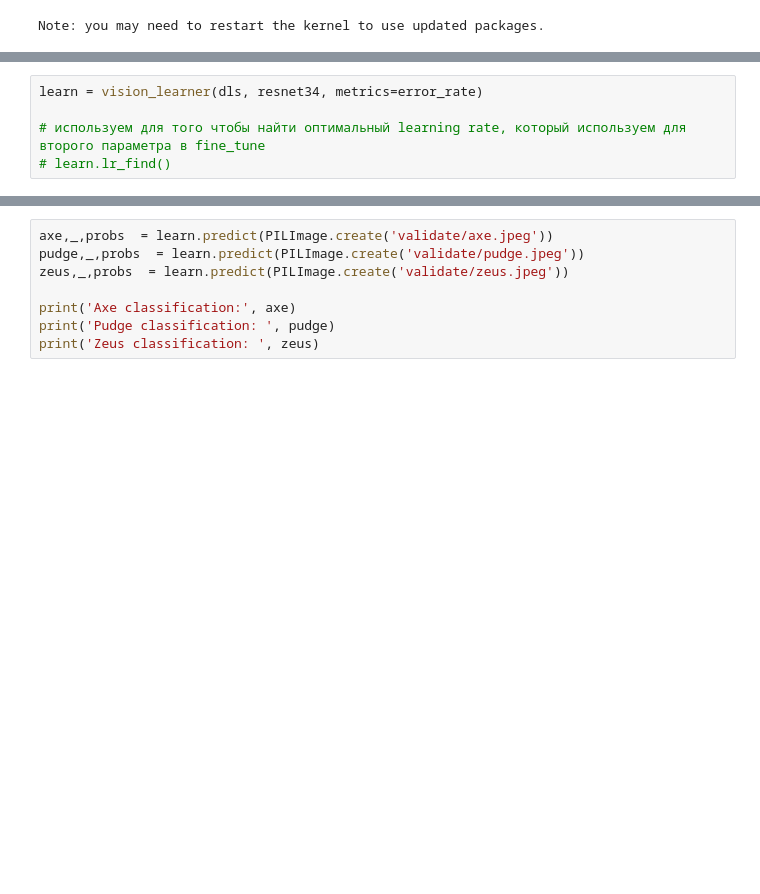
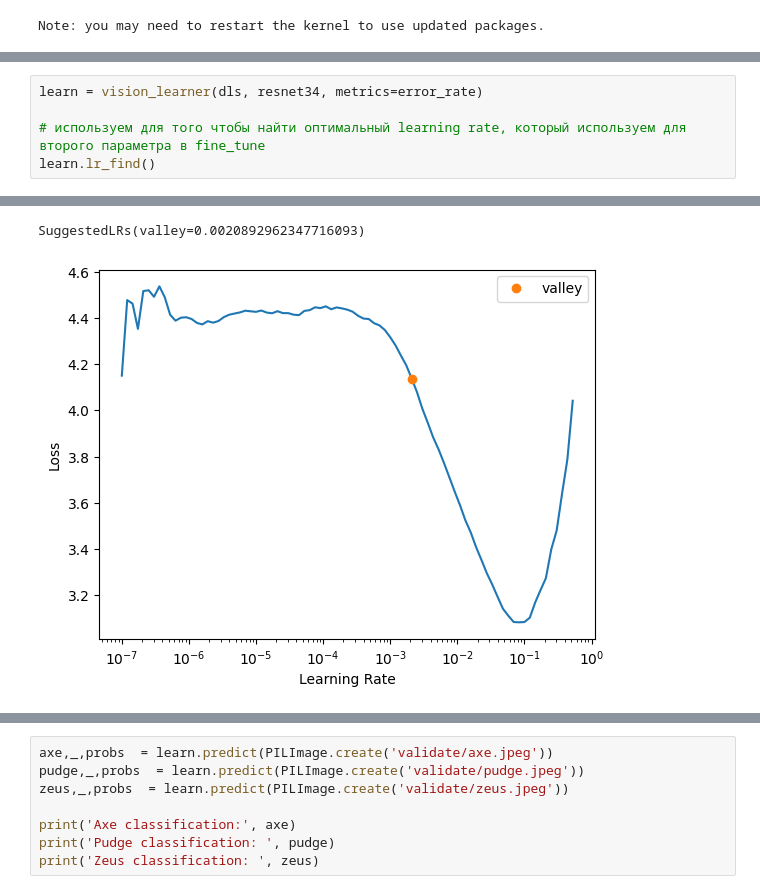
Before and after one commit to Serjobas/fastai, a Jupyter notebook: [FAI-0-1]_Dota2.ipynb, the cells around one changed output, grey strips where cells are left out. Saved outputs shown, nothing was run; the diff lists cells and outputs as text; blank space fills up the shorter version.

```diff
--- a/[FAI-0-1]_Dota2.ipynb
+++ b/[FAI-0-1]_Dota2.ipynb
@@ -113,4 +128,5 @@ dls.show_batch()
 learn = vision_learner(dls, resnet34, metrics=error_rate)
 
 # используем для того чтобы найти оптимальный learning rate, который используем для второго параметра в fine_tune
-# learn.lr_find()
+learn.lr_find()
+# %% [output]
@@ -116,0 +134,2 @@ learn = vision_learner(dls, resnet34, metrics=error_rate)
+SuggestedLRs(valley=0.0020892962347716093)
+[figure, added]
```
Also changed, not shown: parts of 19 cells of this notebook.
